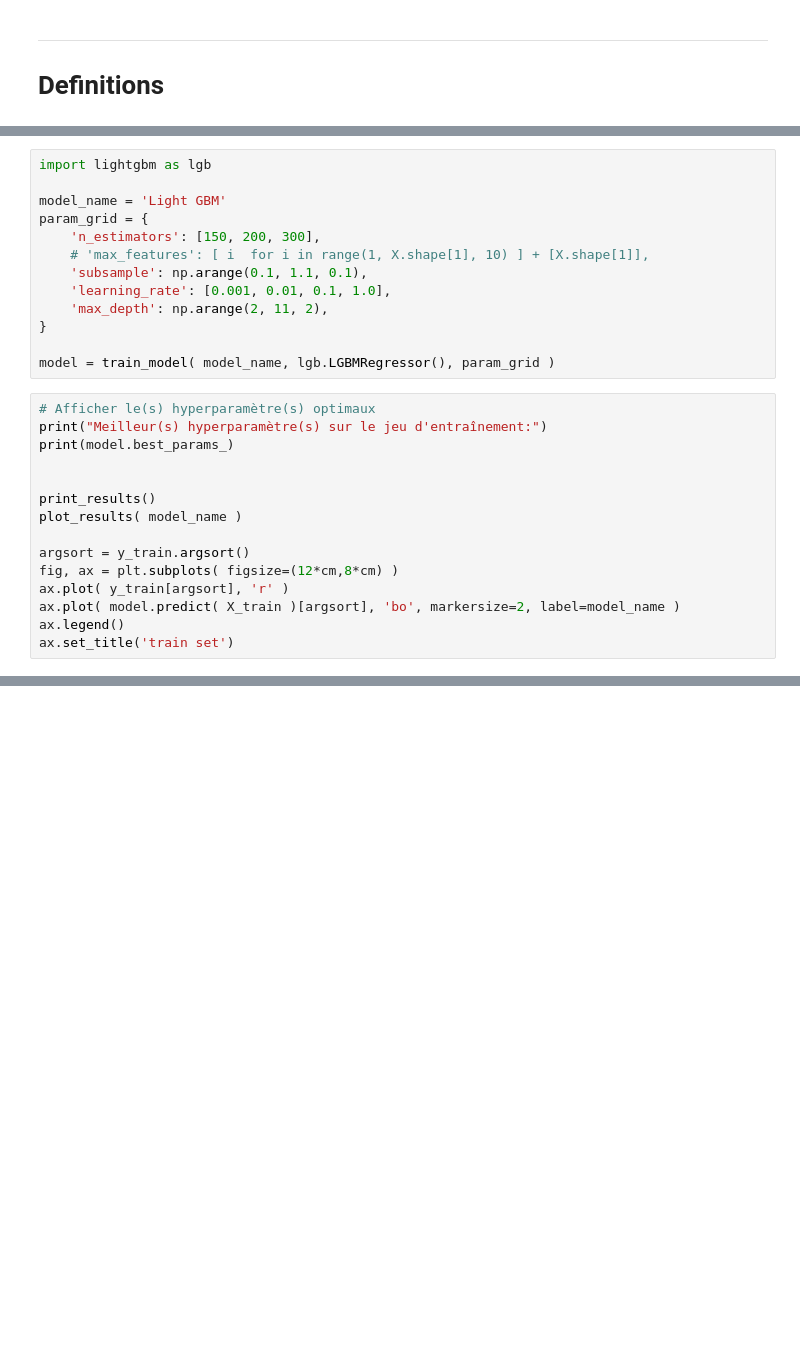
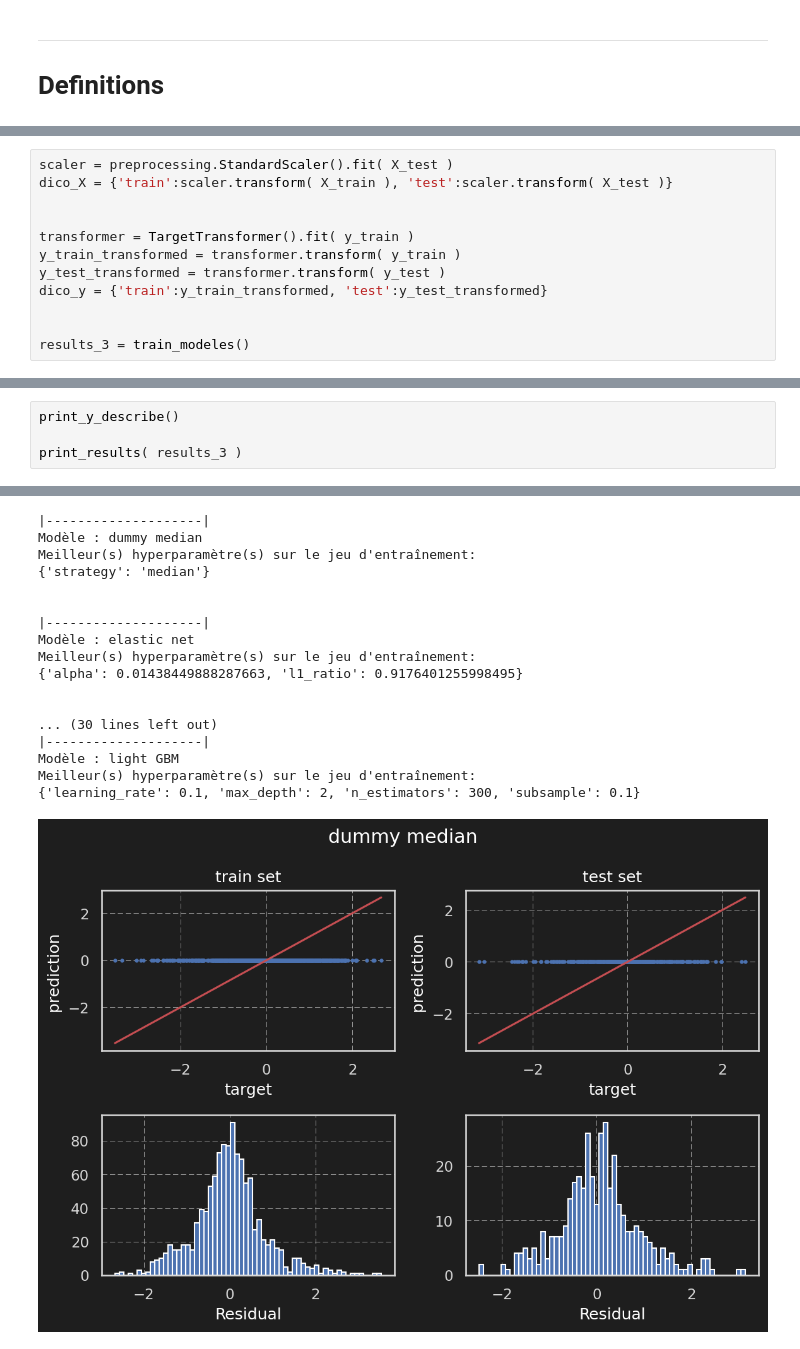
Before and after one commit to Thomas-Durand-Texte/OC-formation-Ingenieur-Machine-Learning, a Jupyter notebook: Projetcs/03_energy/Modelisation_energy.ipynb, the cells around one changed output, grey strips where cells are left out. Drawn from its saved outputs; the diff is of its cells as text; blank space fills up the shorter version.

```diff
--- a/Projetcs/03_energy/Modelisation_energy.ipynb
+++ b/Projetcs/03_energy/Modelisation_energy.ipynb
@@ -821,28 +363,0 @@ Text(0.5, 1.0, 'train set')
-# %%
-import lightgbm as lgb
-
-model_name = 'Light GBM'
-param_grid = {
-    'n_estimators': [150, 200, 300],
-    # 'max_features': [ i  for i in range(1, X.shape[1], 10) ] + [X.shape[1]],
-    'subsample': np.arange(0.1, 1.1, 0.1),
-    'learning_rate': [0.001, 0.01, 0.1, 1.0],
-    'max_depth': np.arange(2, 11, 2),
-}
-
-model = train_model( model_name, lgb.LGBMRegressor(), param_grid )
-# %%
-# Afficher le(s) hyperparamètre(s) optimaux
-print("Meilleur(s) hyperparamètre(s) sur le jeu d'entraînement:")
-print(model.best_params_)
-
-
-print_results()
-plot_results( model_name )
-
-argsort = y_train.argsort()
-fig, ax = plt.subplots( figsize=(12*cm,8*cm) )
-ax.plot( y_train[argsort], 'r' )
-ax.plot( model.predict( X_train )[argsort], 'bo', markersize=2, label=model_name )
-ax.legend()
-ax.set_title('train set')
@@ -860,0 +755,12 @@ Text(0.5, 1.0, 'train set')
+# %%
+scaler = preprocessing.StandardScaler().fit( X_test )
+dico_X = {'train':scaler.transform( X_train ), 'test':scaler.transform( X_test )}
+
+
+transformer = TargetTransformer().fit( y_train )
+y_train_transformed = transformer.transform( y_train )
+y_test_transformed = transformer.transform( y_test )
+dico_y = {'train':y_train_transformed, 'test':y_test_transformed}
+
+
+results_3 = train_modeles()
@@ -860,0 +785,5 @@ Text(0.5, 1.0, 'train set')
+# %%
+print_y_describe()
+
+print_results( results_3 )
+# %% [output]
@@ -860,0 +802,18 @@ Text(0.5, 1.0, 'train set')
+|--------------------|
+Modèle : dummy median
+Meilleur(s) hyperparamètre(s) sur le jeu d'entraînement:
+{'strategy': 'median'}
+
+
+|--------------------|
+Modèle : elastic net
+Meilleur(s) hyperparamètre(s) sur le jeu d'entraînement:
+{'alpha': 0.01438449888287663, 'l1_ratio': 0.9176401255998495}
+
+
+... (30 lines left out)
+|--------------------|
+Modèle : light GBM
+Meilleur(s) hyperparamètre(s) sur le jeu d'entraînement:
+{'learning_rate': 0.1, 'max_depth': 2, 'n_estimators': 300, 'subsample': 0.1}
+[figure, added]
```
Also changed, not shown: parts of 62 cells of this notebook, 2 other files.
